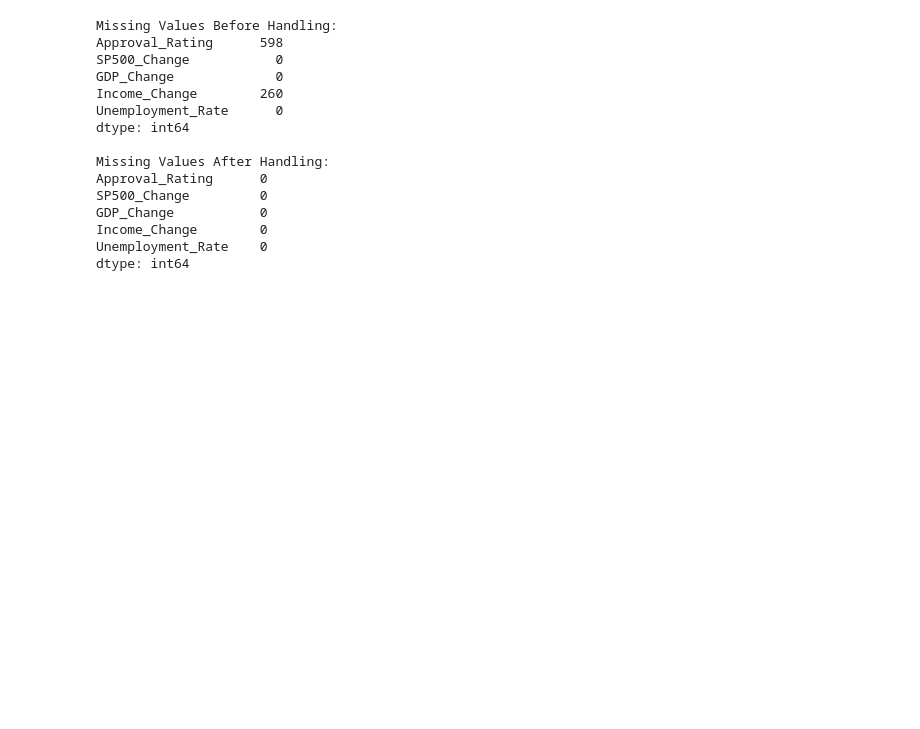
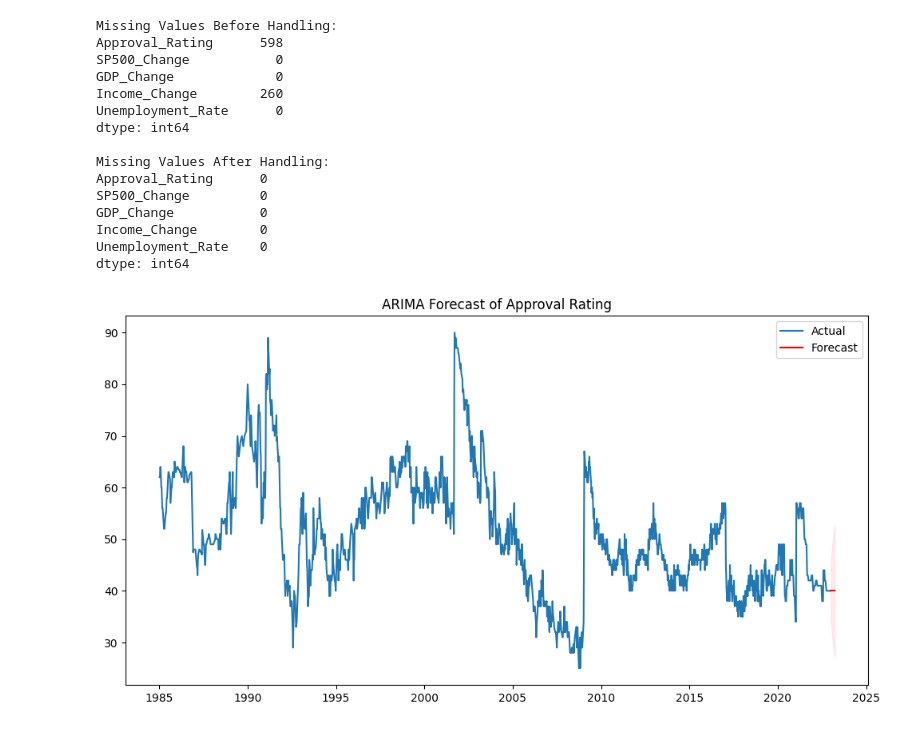
Before and after one commit to ArjunaBazaz/Presidential_Approval_Rating_Prediction, a Jupyter notebook: SCRIPTS/4_time_series_analysis.ipynb, the cells around one changed output. Saved outputs shown, nothing was run; the diff lists cells and outputs as text; code cells hidden in the pictures; blank space fills up the shorter version.

```diff
--- a/SCRIPTS/4_time_series_analysis.ipynb
+++ b/SCRIPTS/4_time_series_analysis.ipynb
@@ -193,3 +193,26 @@ GDP_Change           0
 Income_Change        0
 Unemployment_Rate    0
 dtype: int64
+# %%
+from statsmodels.tsa.arima.model import ARIMA
+
+# define model (can change p, d, q)
+model = ARIMA(merged_df['Approval_Rating'], order=(5,1,0)) # Example order, can be tuned
+results = model.fit()
+
+# forecast for next 12 weeks
+forecast = results.get_forecast(steps=12)
+conf_int = forecast.conf_int()
+
+# plot
+import matplotlib.pyplot as plt
+
+plt.figure(figsize=(12, 6))
+plt.plot(merged_df.index, merged_df['Approval_Rating'], label='Actual')
+plt.plot(forecast.predicted_mean.index, forecast.predicted_mean, label='Forecast', color='red')
+plt.fill_between(conf_int.index, conf_int.iloc[:, 0], conf_int.iloc[:, 1], color='pink', alpha=0.3)
+plt.legend()
+plt.title('ARIMA Forecast of Approval Rating')
+plt.show()
+# %% [output]
+[figure, added]
```
Also changed, not shown: parts of 8 cells of this notebook.
